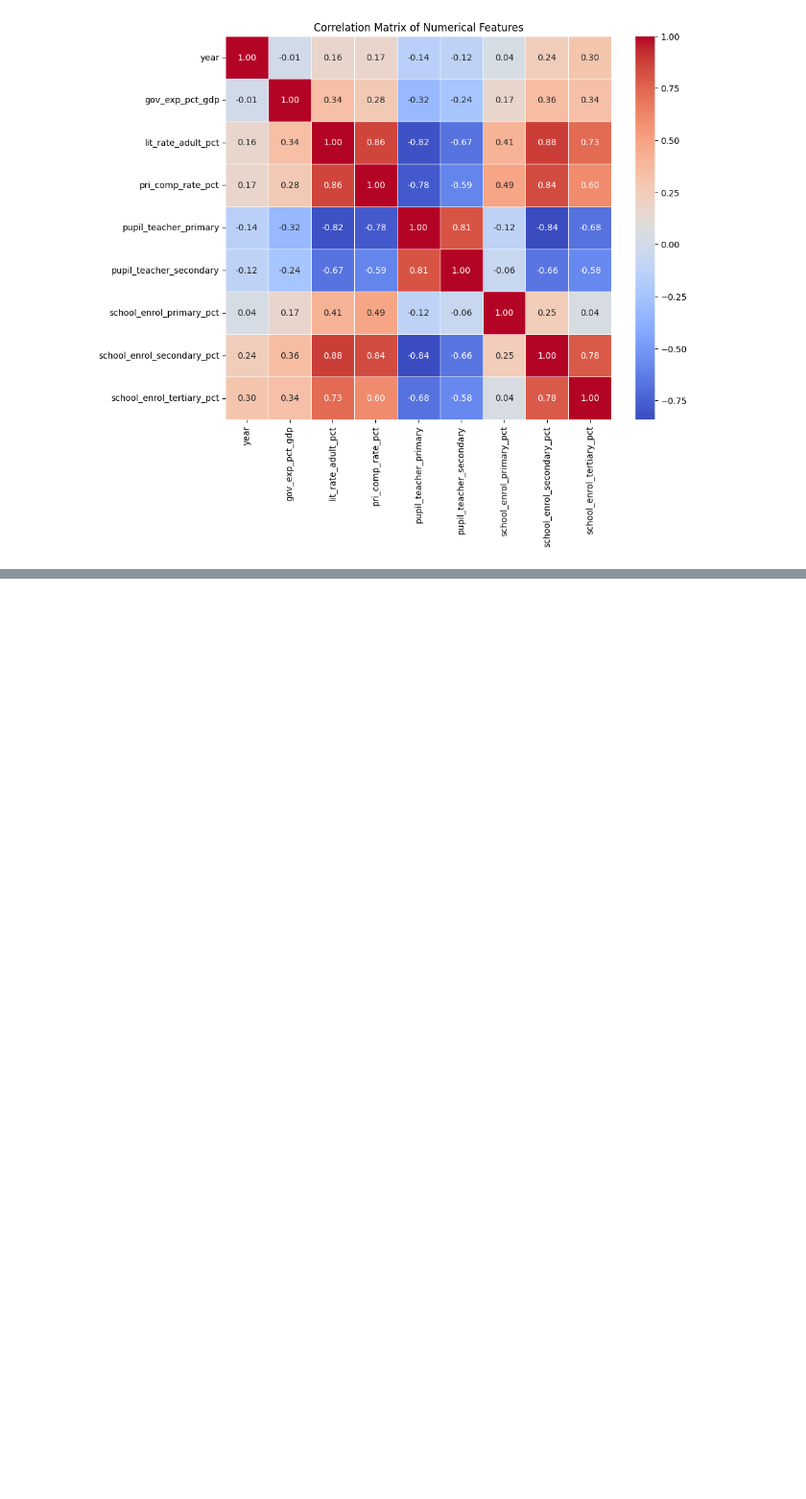
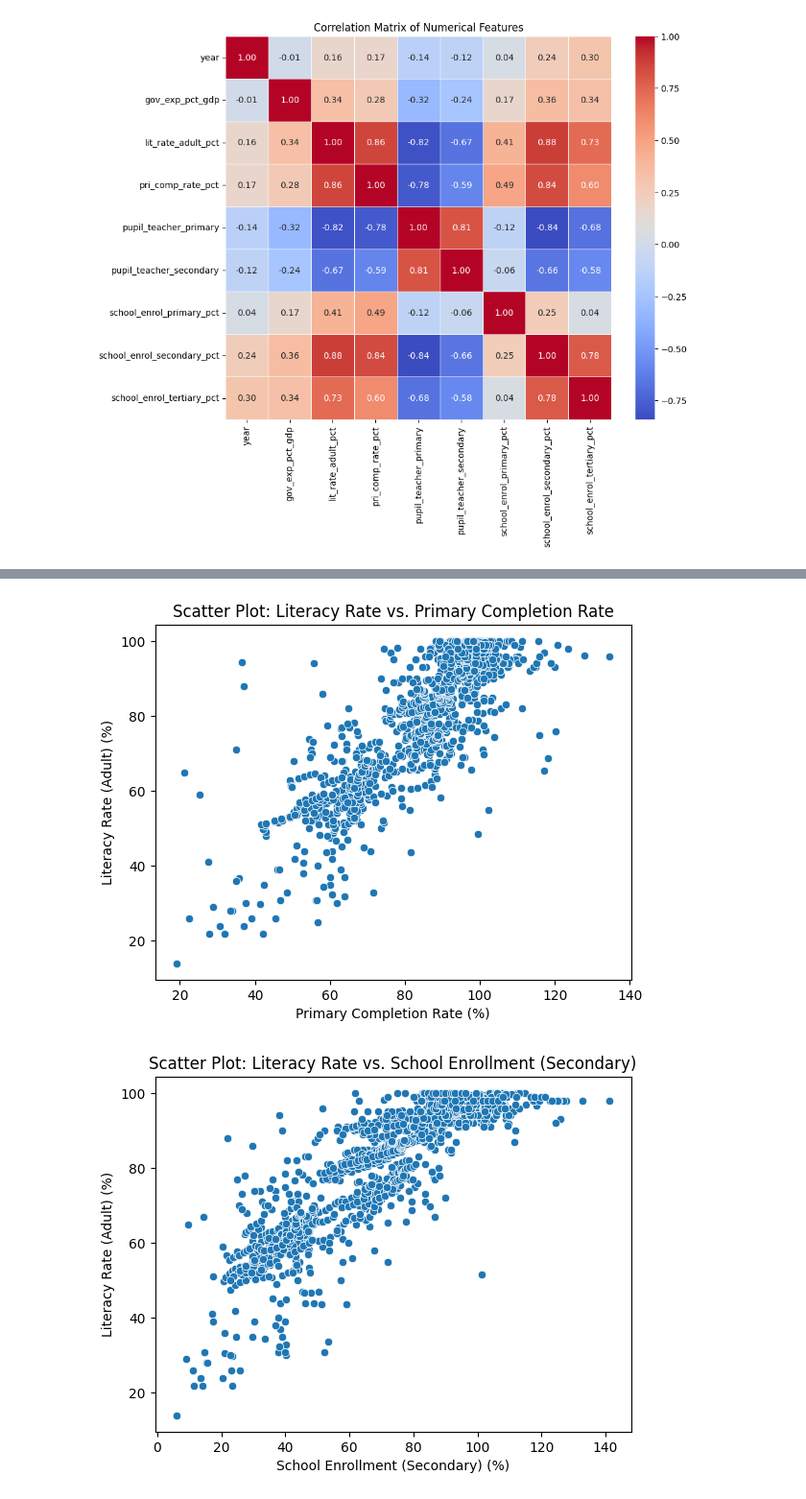
Before and after one commit to uyehaa/WorldEducation-Project, a Jupyter notebook: WorldEducation/worldeducation.ipynb, the cells around one changed output, grey strips where cells are left out. Shown at 96% size. Saved outputs shown, nothing was run; the diff lists cells and outputs as text; code cells hidden in the pictures; blank space fills up the shorter version.

```diff
--- a/WorldEducation/worldeducation.ipynb
+++ b/WorldEducation/worldeducation.ipynb
@@ -77,0 +162,17 @@ plt.show()
+# %%
+# Scatter Plot: Literacy rate vs. Primary Completion Rate
+sns.scatterplot(x='pri_comp_rate_pct', y='lit_rate_adult_pct', data=worldeducation)
+plt.title('Scatter Plot: Literacy Rate vs. Primary Completion Rate')
+plt.xlabel('Primary Completion Rate (%)')
+plt.ylabel('Literacy Rate (Adult) (%)')
+plt.show()
+
+# Scatter Plot: Literacy rate vs. School Enrollment (Secondary)
+sns.scatterplot(x='school_enrol_secondary_pct', y='lit_rate_adult_pct', data=worldeducation)
+plt.title('Scatter Plot: Literacy Rate vs. School Enrollment (Secondary)')
+plt.xlabel('School Enrollment (Secondary) (%)')
+plt.ylabel('Literacy Rate (Adult) (%)')
+plt.show()
+# %% [output]
+[figure, added]
+[figure, added]
```
Also changed, not shown: parts of 9 cells of this notebook.
